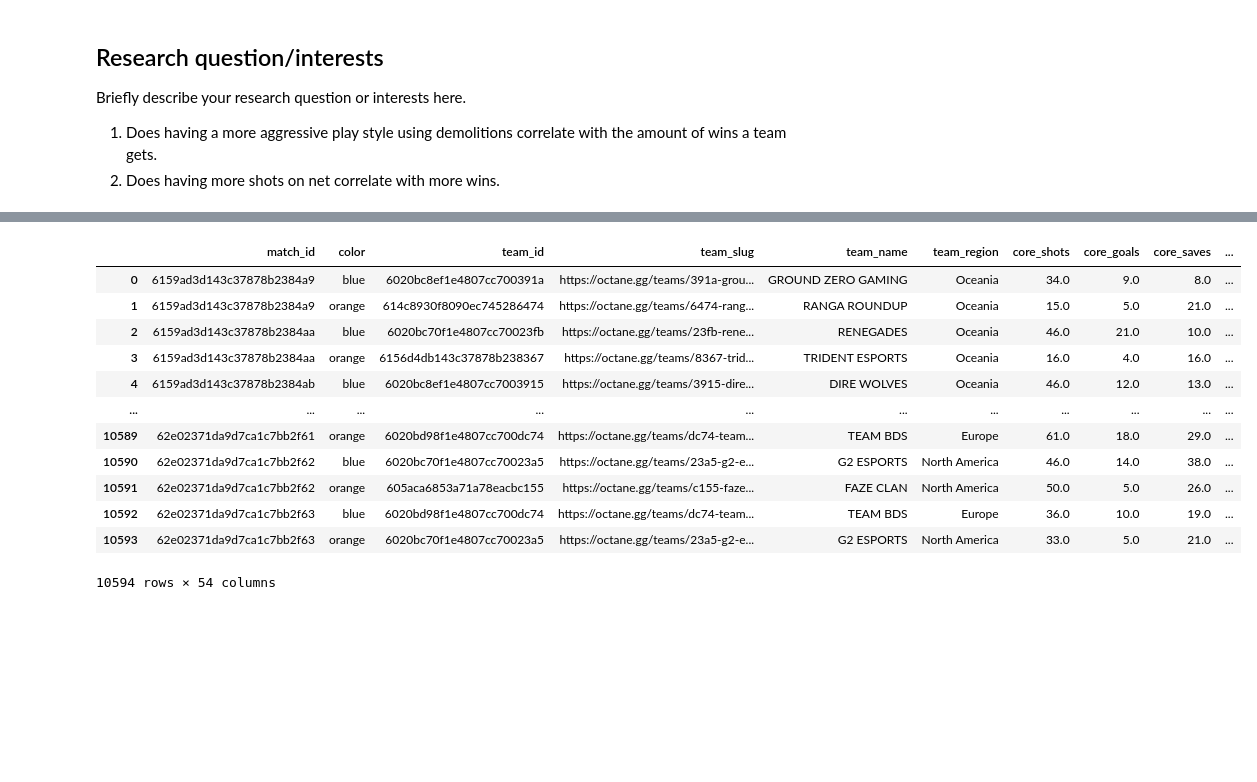
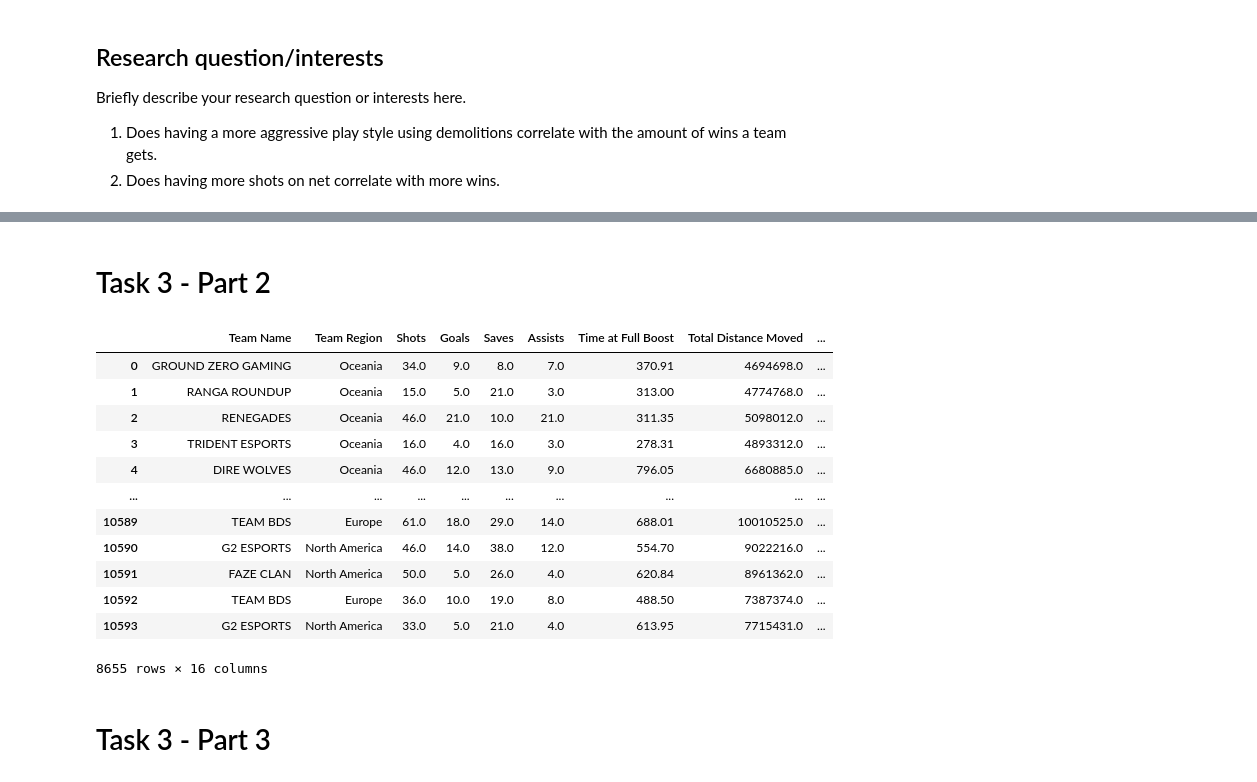
Before and after one commit to ahmadsm1/Rocket-League-Winning-Strategies, a Jupyter notebook: notebooks/analysis2.ipynb, the cells around one changed output, grey strips where cells are left out. Drawn from its saved outputs; the diff is of its cells as text; code cells hidden in the pictures; blank space fills up the shorter version.

Commit message:
Finished tasks 1,2 and 3. Importing project function.

```diff
--- a/notebooks/analysis2.ipynb
+++ b/notebooks/analysis2.ipynb
@@ -9,0 +12,26 @@ Briefly describe your research question or interests here.
+# %%
+import pandas as pd
+import seaborn as sns
+
+data_set = pd.read_csv('../data/raw/matches_by_teams.csv')
+
+m3_data_set = data_set[['demo_inflicted','core_goals']]
+
+x = m3_data_set.boxplot('demo_inflicted','core_goals', figsize = (20,14))
+
+print(x)
+
+y = sns.pairplot(
+    m3_data_set,
+    x_vars = ['core_goals'],
+    y_vars = ['demo_inflicted'],
+    height = 12,
+    aspect = 1,
+    kind = 'reg'
+)
+
+print(y)
+
+
+
+m3_data_set
@@ -9,0 +238,2 @@ Briefly describe your research question or interests here.
+# %% [markdown]
+# Task 3 - Part 2
@@ -10,17 +322,18 @@ Briefly describe your research question or interests here.
 # %%
-import pandas as pd
-pd.read_csv('../data/raw/matches_by_teams.csv')
+load_and_process('../data/raw/matches_by_teams.csv')
 # %% [output]
-|  | match_id | color | team_id | team_slug | team_name | team_region | core_shots | core_goals | core_saves | ... |
-| 0 | 6159ad3d143c37878b2384a9 | blue | 6020bc8ef1e4807cc700391a | https://octane.gg/teams/391a-grou... | GROUND ZERO GAMING | Oceania | 34.0 | 9.0 | 8.0 | ... |
-| 1 | 6159ad3d143c37878b2384a9 | orange | 614c8930f8090ec745286474 | https://octane.gg/teams/6474-rang... | RANGA ROUNDUP | Oceania | 15.0 | 5.0 | 21.0 | ... |
-| 2 | 6159ad3d143c37878b2384aa | blue | 6020bc70f1e4807cc70023fb | https://octane.gg/teams/23fb-rene... | RENEGADES | Oceania | 46.0 | 21.0 | 10.0 | ... |
-| 3 | 6159ad3d143c37878b2384aa | orange | 6156d4db143c37878b238367 | https://octane.gg/teams/8367-trid... | TRIDENT ESPORTS | Oceania | 16.0 | 4.0 | 16.0 | ... |
-| 4 | 6159ad3d143c37878b2384ab | blue | 6020bc8ef1e4807cc7003915 | https://octane.gg/teams/3915-dire... | DIRE WOLVES | Oceania | 46.0 | 12.0 | 13.0 | ... |
-| ... | ... | ... | ... | ... | ... | ... | ... | ... | ... | ... |
-| 10589 | 62e02371da9d7ca1c7bb2f61 | orange | 6020bd98f1e4807cc700dc74 | https://octane.gg/teams/dc74-team... | TEAM BDS | Europe | 61.0 | 18.0 | 29.0 | ... |
-| 10590 | 62e02371da9d7ca1c7bb2f62 | blue | 6020bc70f1e4807cc70023a5 | https://octane.gg/teams/23a5-g2-e... | G2 ESPORTS | North America | 46.0 | 14.0 | 38.0 | ... |
-| 10591 | 62e02371da9d7ca1c7bb2f62 | orange | 605aca6853a71a78eacbc155 | https://octane.gg/teams/c155-faze... | FAZE CLAN | North America | 50.0 | 5.0 | 26.0 | ... |
-| 10592 | 62e02371da9d7ca1c7bb2f63 | blue | 6020bd98f1e4807cc700dc74 | https://octane.gg/teams/dc74-team... | TEAM BDS | Europe | 36.0 | 10.0 | 19.0 | ... |
-| 10593 | 62e02371da9d7ca1c7bb2f63 | orange | 6020bc70f1e4807cc70023a5 | https://octane.gg/teams/23a5-g2-e... | G2 ESPORTS | North America | 33.0 | 5.0 | 21.0 | ... |
+|  | Team Name | Team Region | Shots | Goals | Saves | Assists | Time at Full Boost | Total Distance Moved | ... |
+| 0 | GROUND ZERO GAMING | Oceania | 34.0 | 9.0 | 8.0 | 7.0 | 370.91 | 4694698.0 | ... |
+| 1 | RANGA ROUNDUP | Oceania | 15.0 | 5.0 | 21.0 | 3.0 | 313.00 | 4774768.0 | ... |
+| 2 | RENEGADES | Oceania | 46.0 | 21.0 | 10.0 | 21.0 | 311.35 | 5098012.0 | ... |
+| 3 | TRIDENT ESPORTS | Oceania | 16.0 | 4.0 | 16.0 | 3.0 | 278.31 | 4893312.0 | ... |
+| 4 | DIRE WOLVES | Oceania | 46.0 | 12.0 | 13.0 | 9.0 | 796.05 | 6680885.0 | ... |
+| ... | ... | ... | ... | ... | ... | ... | ... | ... | ... |
+| 10589 | TEAM BDS | Europe | 61.0 | 18.0 | 29.0 | 14.0 | 688.01 | 10010525.0 | ... |
+| 10590 | G2 ESPORTS | North America | 46.0 | 14.0 | 38.0 | 12.0 | 554.70 | 9022216.0 | ... |
+| 10591 | FAZE CLAN | North America | 50.0 | 5.0 | 26.0 | 4.0 | 620.84 | 8961362.0 | ... |
+| 10592 | TEAM BDS | Europe | 36.0 | 10.0 | 19.0 | 8.0 | 488.50 | 7387374.0 | ... |
+| 10593 | G2 ESPORTS | North America | 33.0 | 5.0 | 21.0 | 4.0 | 613.95 | 7715431.0 | ... |
-10594 rows × 54 columns
+8655 rows × 16 columns
+# %% [markdown]
+# Task 3 - Part 3
```
Also changed, not shown: parts of 9 cells of this notebook, 1 other file.
